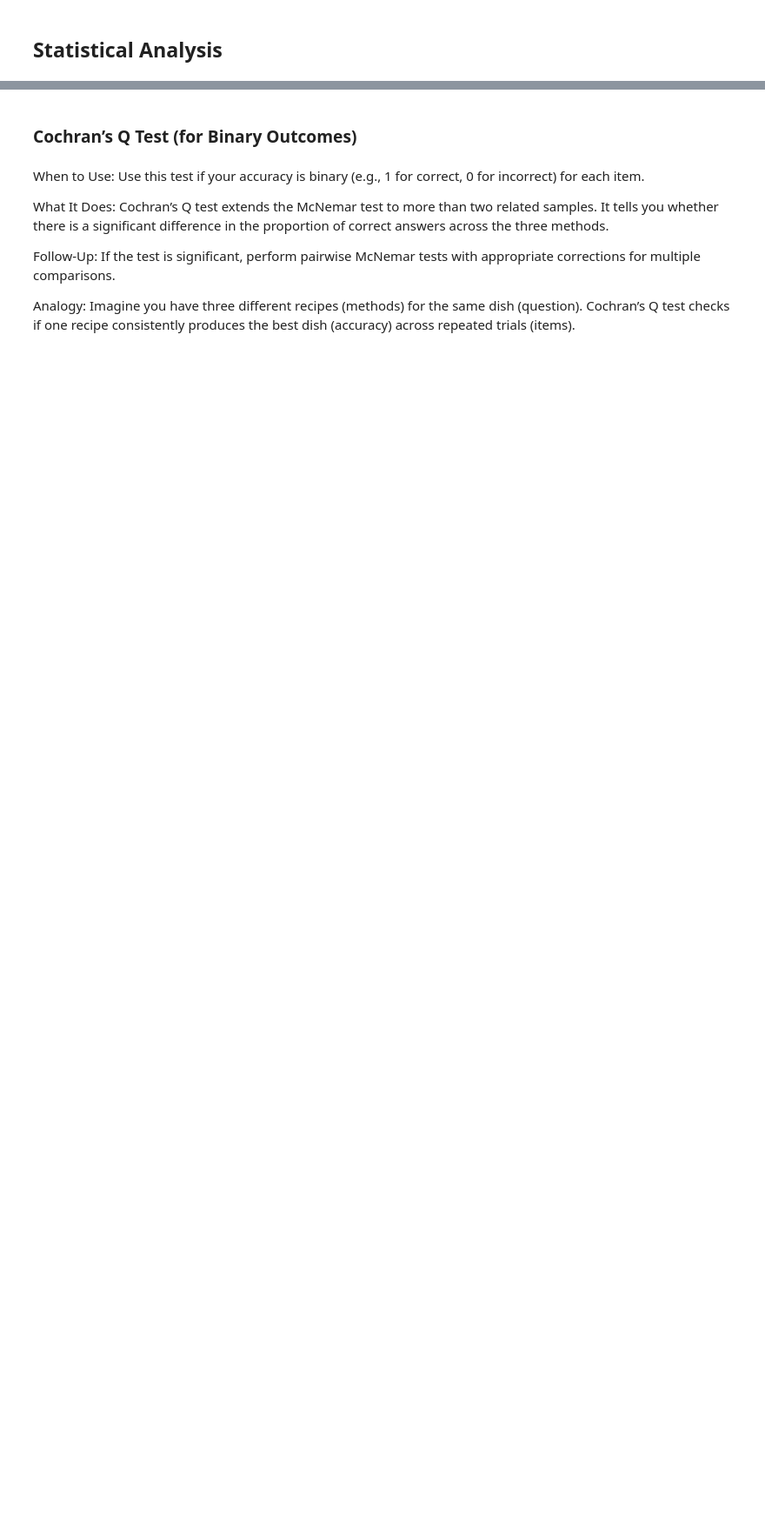
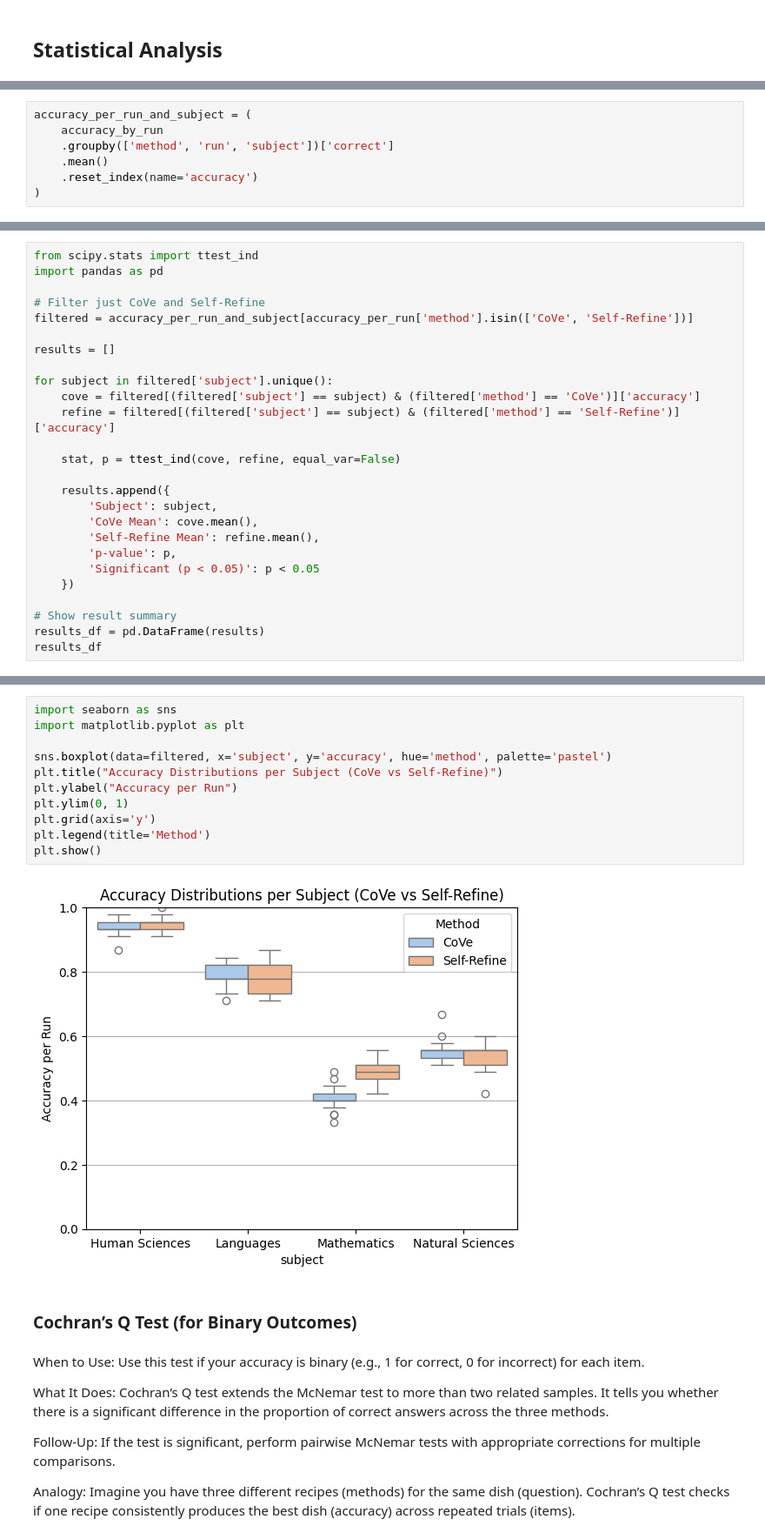
Before and after one commit to rafaelasantana/bachelor-thesis, a Jupyter notebook: Notebooks/CompareMethods.ipynb, the cells around one changed output, grey strips where cells are left out. Shown at 87% size. Saved outputs shown, nothing was run; the diff lists cells and outputs as text; blank space fills up the shorter version.

Commit message:
welch's t-test for cove and self-refine

```diff
--- a/Notebooks/CompareMethods.ipynb
+++ b/Notebooks/CompareMethods.ipynb
@@ -441,0 +444,7 @@ plt.show()
+# %%
+accuracy_per_run_and_subject = (
+    accuracy_by_run
+    .groupby(['method', 'run', 'subject'])['correct']
+    .mean()
+    .reset_index(name='accuracy')
+)
@@ -441,0 +457,26 @@ plt.show()
+# %%
+from scipy.stats import ttest_ind
+import pandas as pd
+
+# Filter just CoVe and Self-Refine
+filtered = accuracy_per_run_and_subject[accuracy_per_run['method'].isin(['CoVe', 'Self-Refine'])]
+
+results = []
+
+for subject in filtered['subject'].unique():
+    cove = filtered[(filtered['subject'] == subject) & (filtered['method'] == 'CoVe')]['accuracy']
+    refine = filtered[(filtered['subject'] == subject) & (filtered['method'] == 'Self-Refine')]['accuracy']
+
+    stat, p = ttest_ind(cove, refine, equal_var=False)
+
+    results.append({
+        'Subject': subject,
+        'CoVe Mean': cove.mean(),
+        'Self-Refine Mean': refine.mean(),
+        'p-value': p,
+        'Significant (p < 0.05)': p < 0.05
+    })
+
+# Show result summary
+results_df = pd.DataFrame(results)
+results_df
@@ -442,3 +489,16 @@ plt.show()
+# %%
+import seaborn as sns
+import matplotlib.pyplot as plt
+
+sns.boxplot(data=filtered, x='subject', y='accuracy', hue='method', palette='pastel')
+plt.title("Accuracy Distributions per Subject (CoVe vs Self-Refine)")
+plt.ylabel("Accuracy per Run")
+plt.ylim(0, 1)
+plt.grid(axis='y')
+plt.legend(title='Method')
+plt.show()
+# %% [output]
+[figure, added]
 # %% [markdown]
 ### Cochran’s Q Test (for Binary Outcomes)
 # %% [markdown]
```
Also changed, not shown: parts of 13 cells of this notebook.
